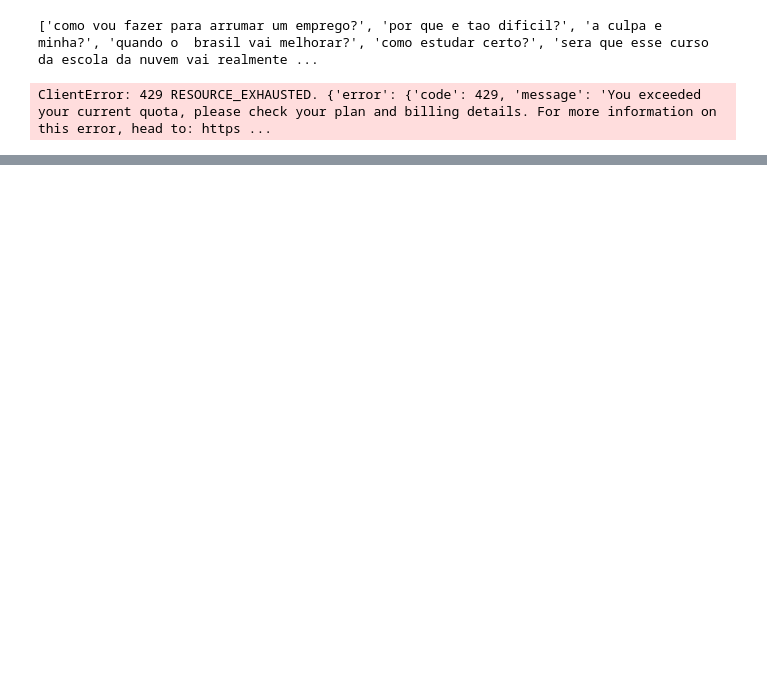
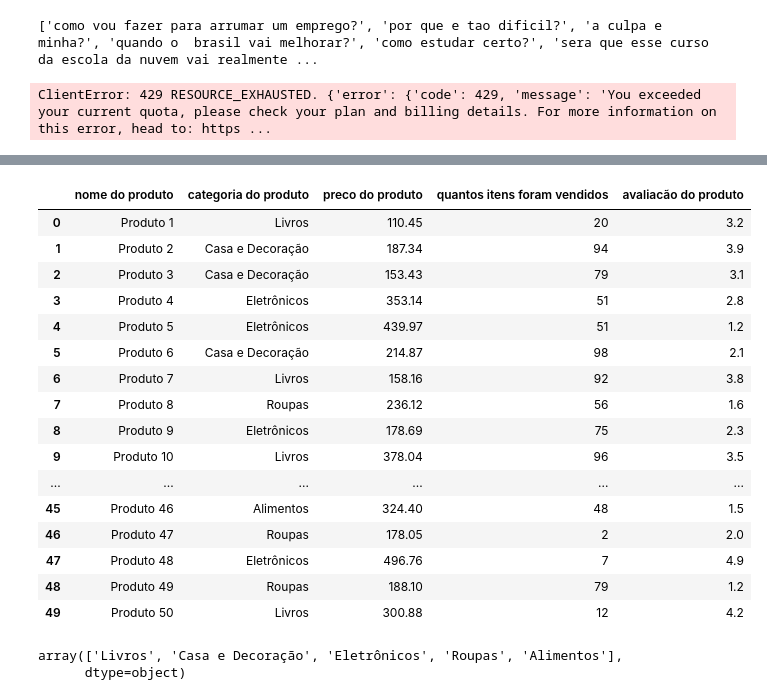
Before and after one commit to Aiyato/testes-colab, a Jupyter notebook: Aula02_completa.ipynb, the cells around one changed output, grey strips where cells are left out. Cells and saved outputs as stored; diff of their text form; code cells hidden in the pictures; blank space fills up the shorter version.

```diff
--- a/Aula02_completa.ipynb
+++ b/Aula02_completa.ipynb
@@ -572,0 +550,35 @@ novo_df
+# %%
+import pandas as pd
+import numpy as np
+import random
+
+# Gerar 50 linhas de dados
+num_rows = 50
+
+# Nomes de produtos (exemplo)
+product_names = [f'Produto {i+1}' for i in range(num_rows)]
+
+# Categorias de produtos (exemplo)
+categories = ['Eletrônicos', 'Roupas', 'Alimentos', 'Livros', 'Casa e Decoração']
+product_categories = random.choices(categories, k=num_rows)
+
+# Preço do produto (entre 10.00 e 500.00)
+product_prices = np.round(np.random.uniform(10.00, 500.00, num_rows), 2)
+
+# Quantidade de itens vendidos (entre 1 e 100)
+items_sold = np.random.randint(1, 101, num_rows)
+
+# Avaliação do produto (entre 1.0 e 5.0)
+product_ratings = np.round(np.random.uniform(1.0, 5.0, num_rows), 1)
+
+# Criar o DataFrame
+df_produtos = pd.DataFrame({
+    'nome do produto': product_names,
+    'categoria do produto': product_categories,
+    'preco do produto': product_prices,
+    'quantos itens foram vendidos': items_sold,
+    'avaliacão do produto': product_ratings
+})
+
+# Exibir as primeiras 5 linhas do DataFrame
+display(df_produtos.head())
@@ -572,0 +592,25 @@ novo_df
+# %%
+df_produtos
+# %% [output]
+|  | nome do produto | categoria do produto | preco do produto | quantos itens foram vendidos | avaliacão do produto |
+| 0 | Produto 1 | Livros | 110.45 | 20 | 3.2 |
+| 1 | Produto 2 | Casa e Decoração | 187.34 | 94 | 3.9 |
+| 2 | Produto 3 | Casa e Decoração | 153.43 | 79 | 3.1 |
+| 3 | Produto 4 | Eletrônicos | 353.14 | 51 | 2.8 |
+| 4 | Produto 5 | Eletrônicos | 439.97 | 51 | 1.2 |
+| 5 | Produto 6 | Casa e Decoração | 214.87 | 98 | 2.1 |
+| 6 | Produto 7 | Livros | 158.16 | 92 | 3.8 |
+| 7 | Produto 8 | Roupas | 236.12 | 56 | 1.6 |
+| 8 | Produto 9 | Eletrônicos | 178.69 | 75 | 2.3 |
+| 9 | Produto 10 | Livros | 378.04 | 96 | 3.5 |
+| ... | ... | ... | ... | ... | ... |
+| 45 | Produto 46 | Alimentos | 324.40 | 48 | 1.5 |
+| 46 | Produto 47 | Roupas | 178.05 | 2 | 2.0 |
+| 47 | Produto 48 | Eletrônicos | 496.76 | 7 | 4.9 |
+| 48 | Produto 49 | Roupas | 188.10 | 79 | 1.2 |
+| 49 | Produto 50 | Livros | 300.88 | 12 | 4.2 |
+# %%
+df_produtos["categoria do produto"].unique()
+# %% [output]
+array(['Livros', 'Casa e Decoração', 'Eletrônicos', 'Roupas', 'Alimentos'],
+      dtype=object)
```
Also changed, not shown: parts of 8 cells of this notebook.
